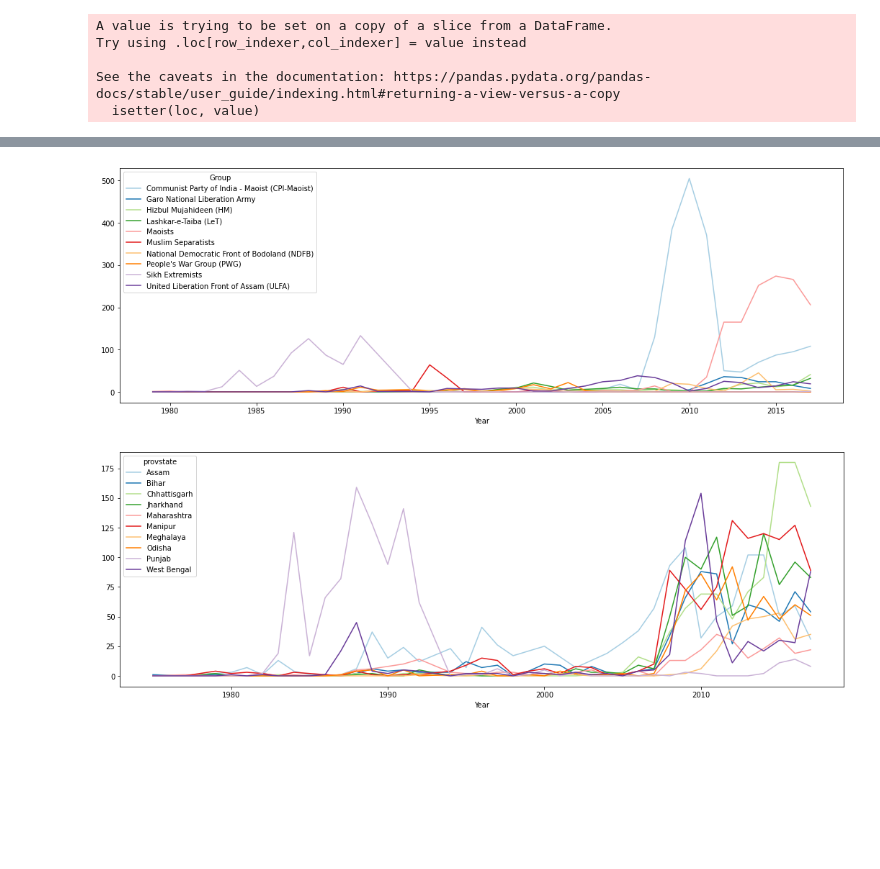
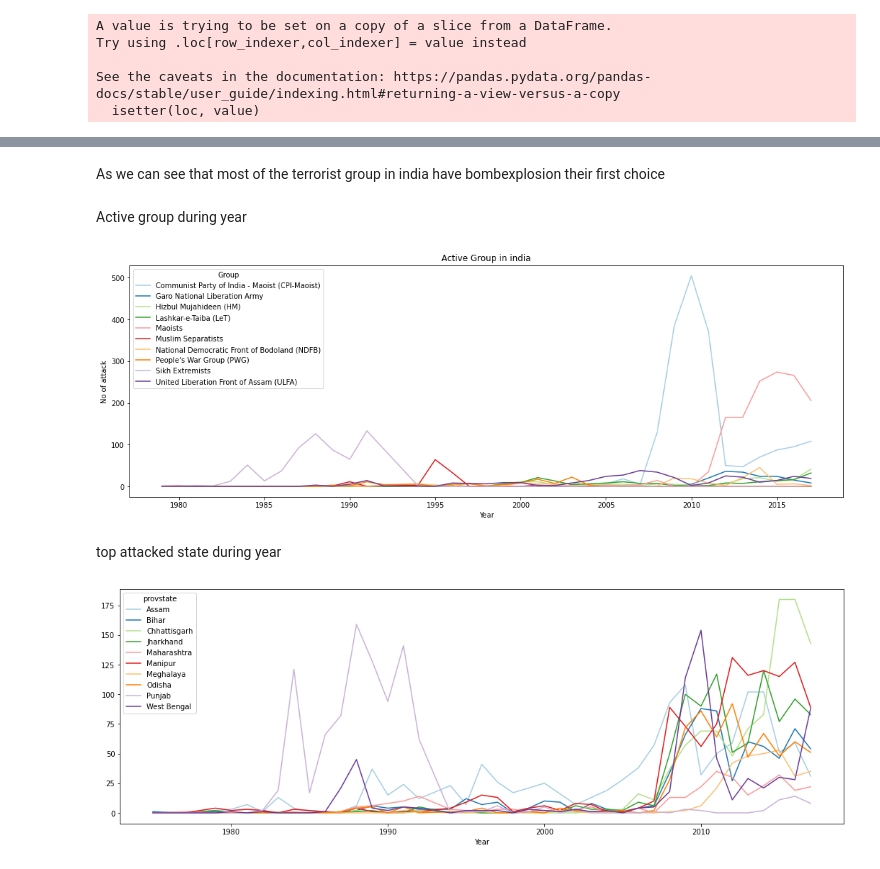
Before and after one commit to chinu1997/Team5-Capstone, a Jupyter notebook: Chinmaya_Devprasad_Team_5_Capstone_Project1.ipynb, the cells around one changed output, grey strips where cells are left out. Saved outputs shown, nothing was run; the diff lists cells and outputs as text; code cells hidden in the pictures; blank space fills up the shorter version.

```diff
--- a/Chinmaya_Devprasad_Team_5_Capstone_Project1.ipynb
+++ b/Chinmaya_Devprasad_Team_5_Capstone_Project1.ipynb
@@ -279,0 +417,7 @@ Analysis of india
+# %%
+
+india_terror_df['casualities'].fillna(india_terror_df['casualities'].median(),inplace=True)
+india_terror_df['Killed'].fillna(india_terror_df['Killed'].median(),inplace=True)
+india_terror_df['latitude'].fillna(india_terror_df['latitude'].median(),inplace=True)
+india_terror_df['longitude'].fillna(india_terror_df['longitude'].median(),inplace=True)
+india_terror_df['Wounded'].fillna(india_terror_df['Wounded'].median(),inplace=True)
@@ -351,12 +497,22 @@ Text(0, 0.5, 'No Attack happened')
+# %% [markdown]
+As we can see that most of the terrorist group in india have bombexplosion their first choice
+# %% [markdown]
+Active group during year
 # %%
 # Active group during year
 top_groups10=india_terror_df[india_terror_df['Group'].isin(india_terror_df['Group'].value_counts()[1:11].index)]
 pd.crosstab(top_groups10.Year,top_groups10.Group).plot(color=sns.color_palette('Paired',10))
 fig=plt.gcf()
 fig.set_size_inches(18,6)
+plt.title("Active Group in india")
+plt.xlabel('Year')
+plt.ylabel('No of attack')
 plt.show()
+plt.show()
 # %% [output]
-[figure, old version]
+[figure, new version]
+# %% [markdown]
+ top attacked state during year
 # %%
 # top attacked state during year
 top_groups10=india_terror_df[india_terror_df['provstate'].isin(india_terror_df['provstate'].value_counts()[1:11].index)]
```
Also changed, not shown: parts of 76 cells of this notebook.
